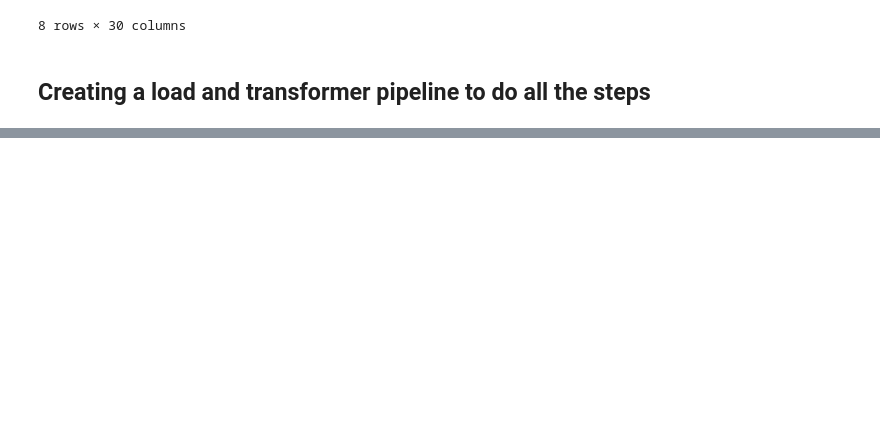
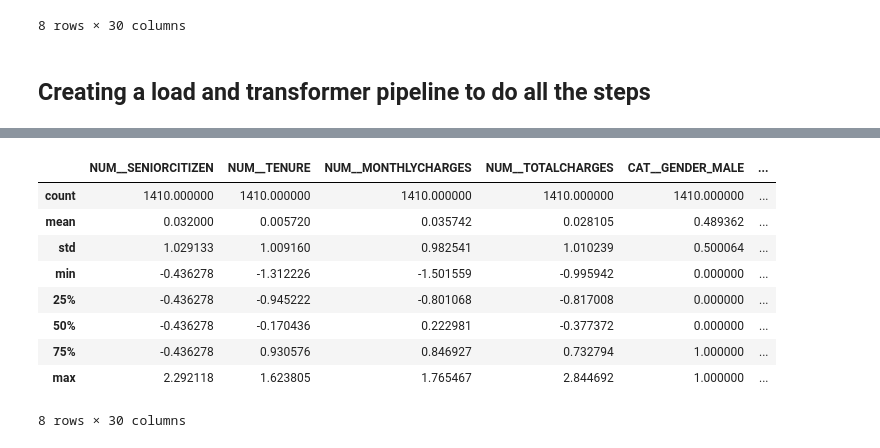
Before and after one commit to arpitmaheshwari213/Costumer-Churn-Prediction, a Jupyter notebook: experiment_notebooks/feature_engineering.ipynb, the cells around one changed output, grey strips where cells are left out. Cells and saved outputs as stored; diff of their text form; code cells hidden in the pictures; blank space fills up the shorter version.

```diff
--- a/experiment_notebooks/feature_engineering.ipynb
+++ b/experiment_notebooks/feature_engineering.ipynb
@@ -483,0 +481,13 @@ preprocessor.save(file)
+# %%
+X_test_transformed.describe()
+# %% [output]
+|  | NUM__SENIORCITIZEN | NUM__TENURE | NUM__MONTHLYCHARGES | NUM__TOTALCHARGES | CAT__GENDER_MALE | ... |
+| count | 1410.000000 | 1410.000000 | 1410.000000 | 1410.000000 | 1410.000000 | ... |
+| mean | 0.032000 | 0.005720 | 0.035742 | 0.028105 | 0.489362 | ... |
+| std | 1.029133 | 1.009160 | 0.982541 | 1.010239 | 0.500064 | ... |
+| min | -0.436278 | -1.312226 | -1.501559 | -0.995942 | 0.000000 | ... |
+| 25% | -0.436278 | -0.945222 | -0.801068 | -0.817008 | 0.000000 | ... |
+| 50% | -0.436278 | -0.170436 | 0.222981 | -0.377372 | 0.000000 | ... |
+| 75% | -0.436278 | 0.930576 | 0.846927 | 0.732794 | 1.000000 | ... |
+| max | 2.292118 | 1.623805 | 1.765467 | 2.844692 | 1.000000 | ... |
+8 rows × 30 columns
```
Also changed, not shown: parts of 10 cells of this notebook, 8 other files.
